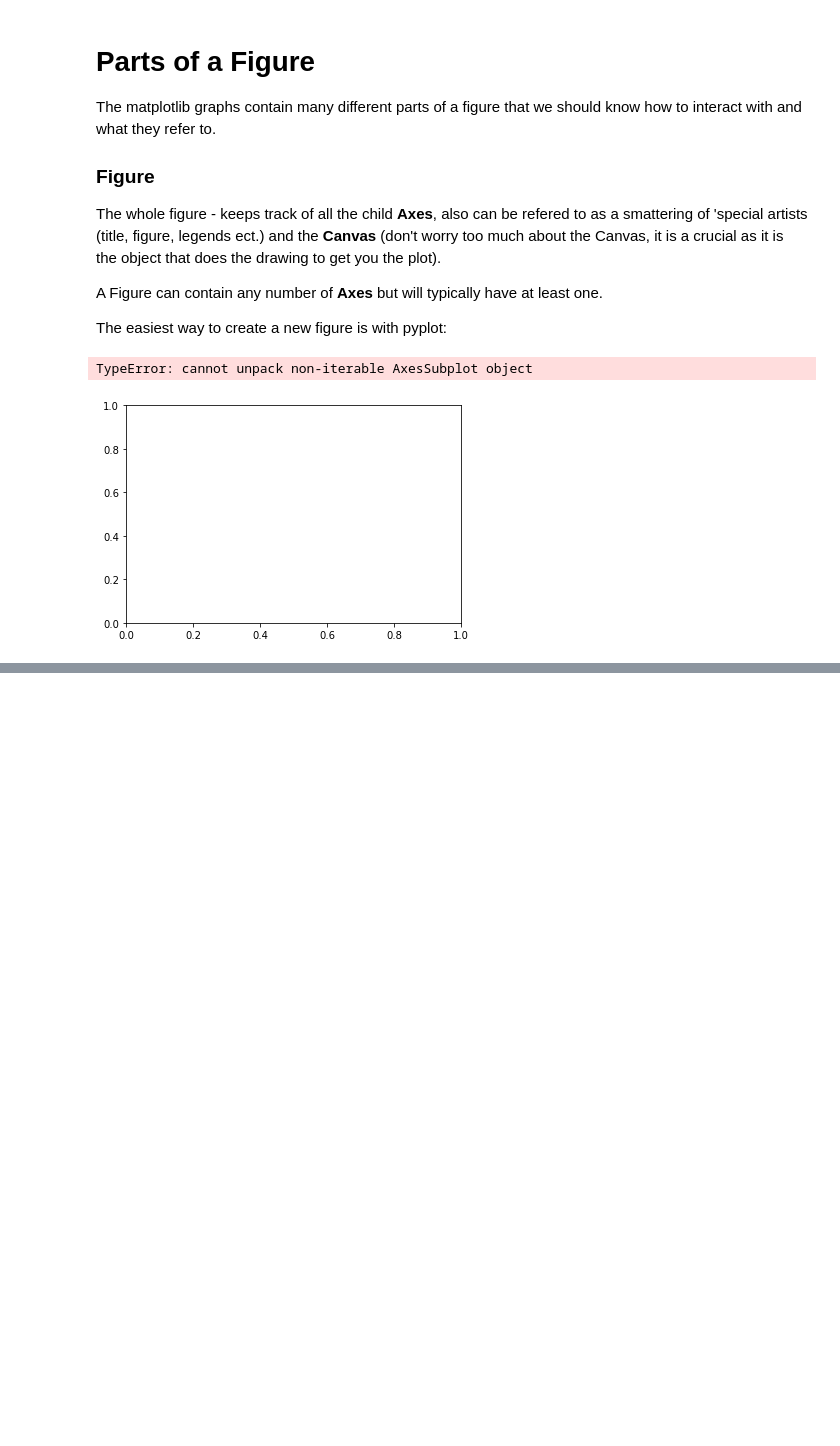
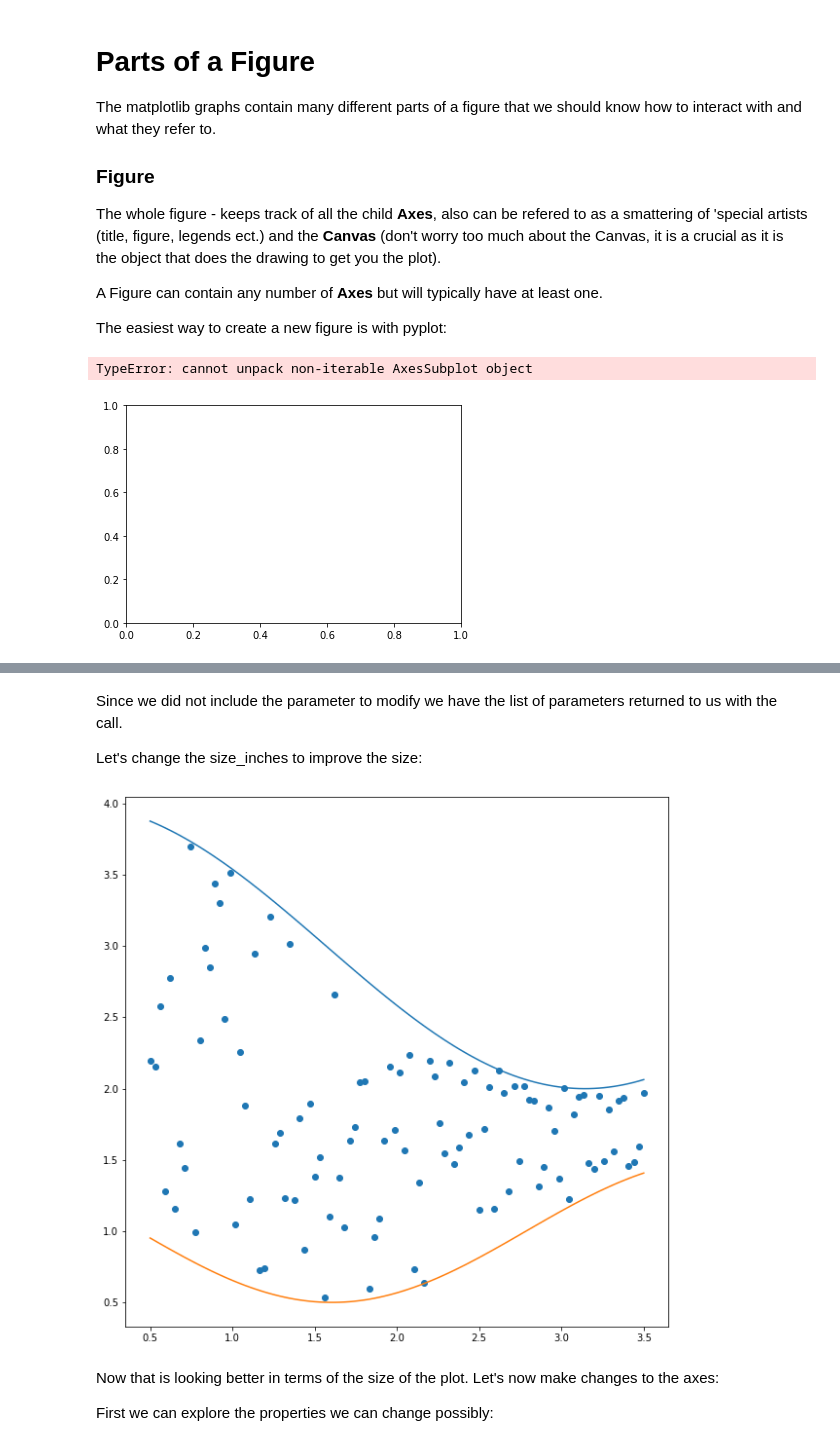
Before and after one commit to Poissonza/Python-Tutorial-Notes, a Jupyter notebook: 4. Matplotlib.ipynb, the cells around one changed output, grey strips where cells are left out. Saved outputs shown, nothing was run; the diff lists cells and outputs as text; code cells hidden in the pictures; blank space fills up the shorter version.

```diff
--- a/4. Matplotlib.ipynb
+++ b/4. Matplotlib.ipynb
@@ -60,0 +162,13 @@ All of the plotting functions expect **numpy.array** or **numpy.ma.masked_array*
+# %% [markdown]
+Since we did not include the parameter to modify we have the list of parameters returned to us with the call.
+
+Let's change the size_inches to improve the size:
+# %%
+plt.setp(fig,size_inches=(10,10))
+fig
+# %% [output]
+[figure, added]
+# %% [markdown]
+Now that is looking better in terms of the size of the plot. Let's now make changes to the axes:
+
+First we can explore the properties we can change possibly:
```
Also changed, not shown: parts of 23 cells of this notebook.
